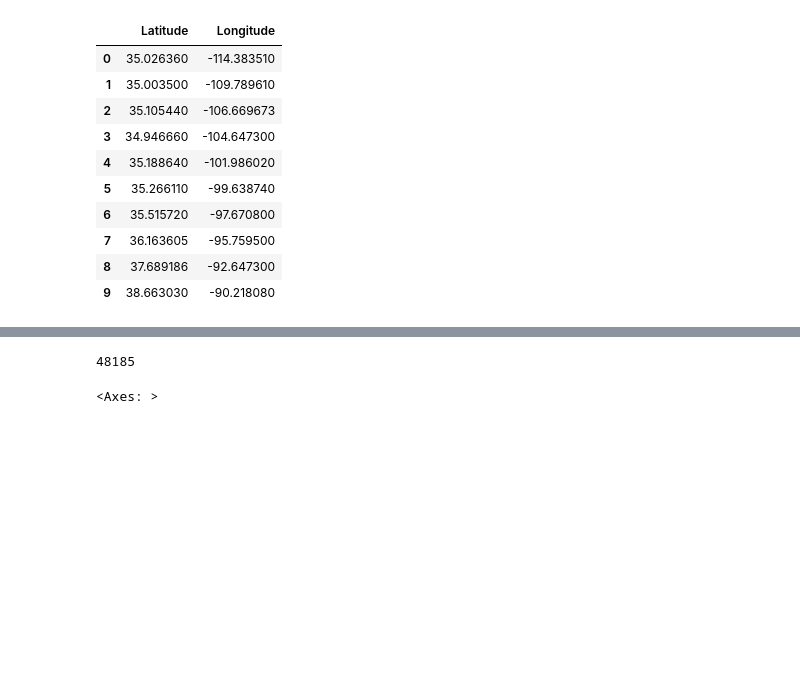
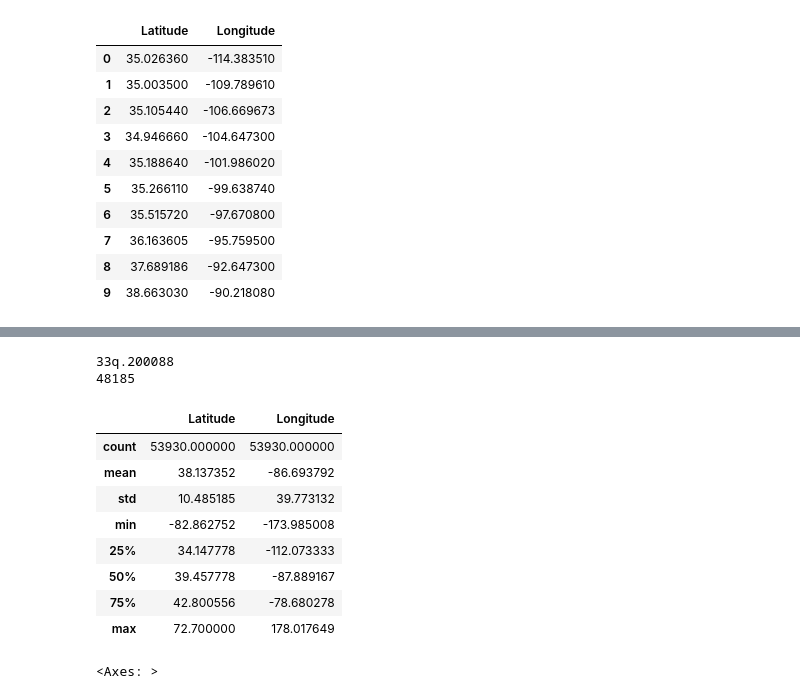
Before and after one commit to matiasleoni/Lapidarist, a Jupyter notebook: mapeo.ipynb, the cells around one changed output, grey strips where cells are left out. Saved outputs shown, nothing was run; the diff lists cells and outputs as text; code cells hidden in the pictures; blank space fills up the shorter version.

```diff
--- a/mapeo.ipynb
+++ b/mapeo.ipynb
@@ -27,9 +39,11 @@ geodf2.rename(columns = {'longitude ':'Longitude', 'latitude': 'Latitude'}, inpl
 # %%
-for i, val in enumerate(geodf2['Latitude']):
+for i, val in enumerate(gtraintest_data['Latitude']):
     try:
         float(val)
     except ValueError:
-        geodf2 = geodf2.drop(i)
+        #gtraintest_data = gtraintest_data.drop(i)
+        print(val)
         print(i)
 # %% [output]
+33q.200088
 48185
@@ -36,3 +53,15 @@ for i, val in enumerate(geodf2['Latitude']):
+# %%
+gtraintest_data.describe()
+# %% [output]
+|  | Latitude | Longitude |
+| count | 53930.000000 | 53930.000000 |
+| mean | 38.137352 | -86.693792 |
+| std | 10.485185 | 39.773132 |
+| min | -82.862752 | -173.985008 |
+| 25% | 34.147778 | -112.073333 |
+| 50% | 39.457778 | -87.889167 |
+| 75% | 42.800556 | -78.680278 |
+| max | 72.700000 | 178.017649 |
 # %%
 import matplotlib.pyplot as plt
 from shapely.geometry import Point
```
Also changed, not shown: parts of 9 cells of this notebook, 2 other files.
